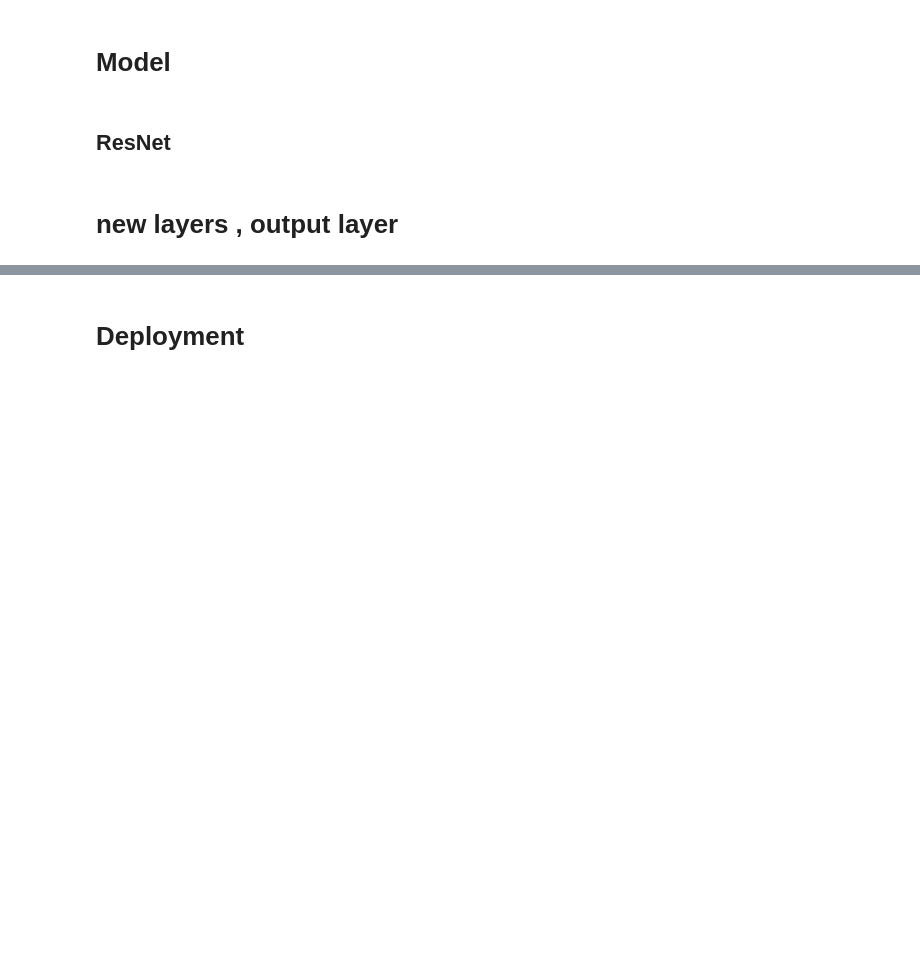
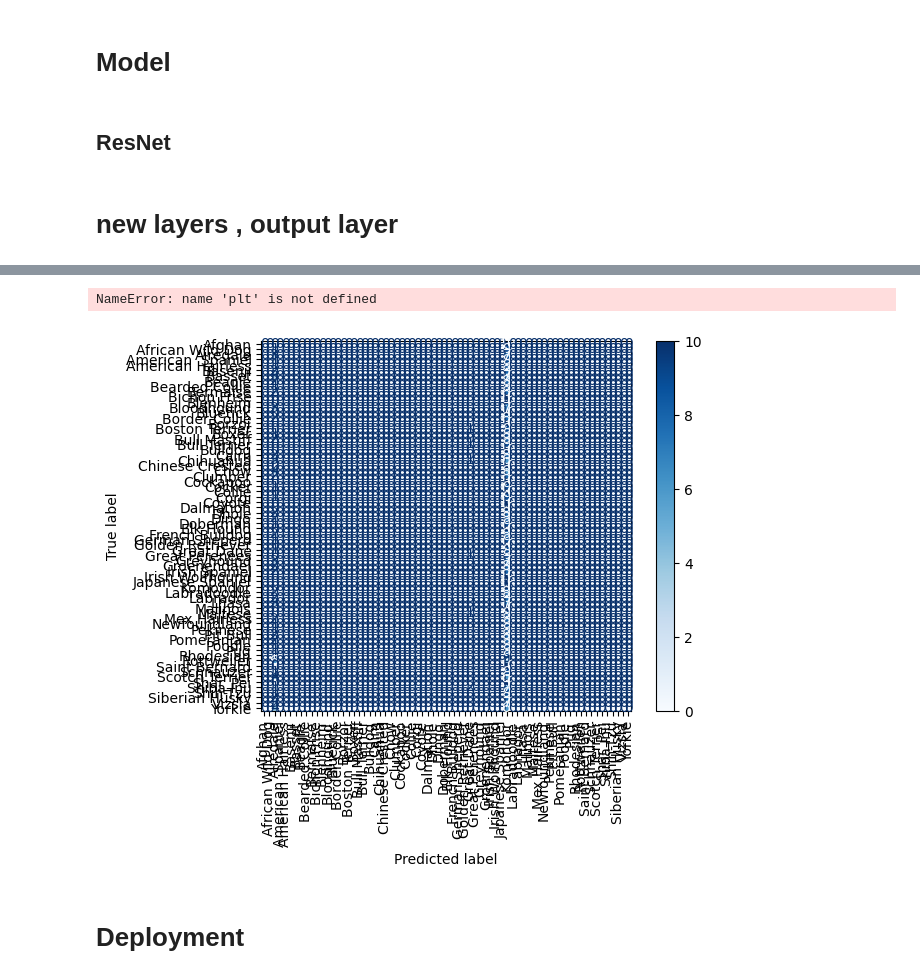
Before and after one commit to mennareda123/Dog-breed-classification, a Jupyter notebook: ResNet50_Project.ipynb, the cells around one changed output, grey strips where cells are left out. Cells and saved outputs as stored; diff of their text form; code cells hidden in the pictures; blank space fills up the shorter version.

Commit message:
updated data

```diff
--- a/ResNet50_Project.ipynb
+++ b/ResNet50_Project.ipynb
@@ -168,0 +133,15 @@ Epoch 8/10
+# %%
+from sklearn.metrics import confusion_matrix, ConfusionMatrixDisplay
+import numpy as np
+test_generator = val_gen
+y_true = test_generator.classes   # لو بتستخدمي ImageDataGenerator
+y_pred = model.predict(test_generator)
+y_pred_classes = np.argmax(y_pred, axis=1)
+
+cm = confusion_matrix(y_true, y_pred_classes)
+disp = ConfusionMatrixDisplay(confusion_matrix=cm, display_labels=test_generator.class_indices)
+disp.plot(cmap="Blues", xticks_rotation=90)
+plt.title("Confusion Matrix")
+plt.savefig("images/confusion_matrix.png")
+plt.show()
+# %% [output]
@@ -168,0 +149,2 @@ Epoch 8/10
+NameError: name 'plt' is not defined
+[figure, added]
```
Also changed, not shown: parts of 9 cells of this notebook.
